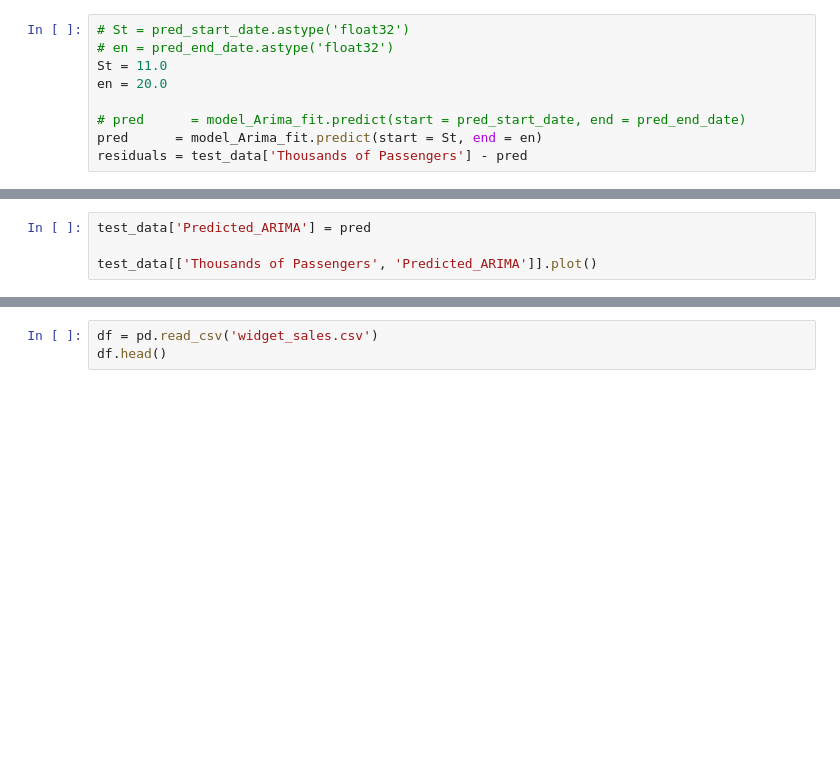
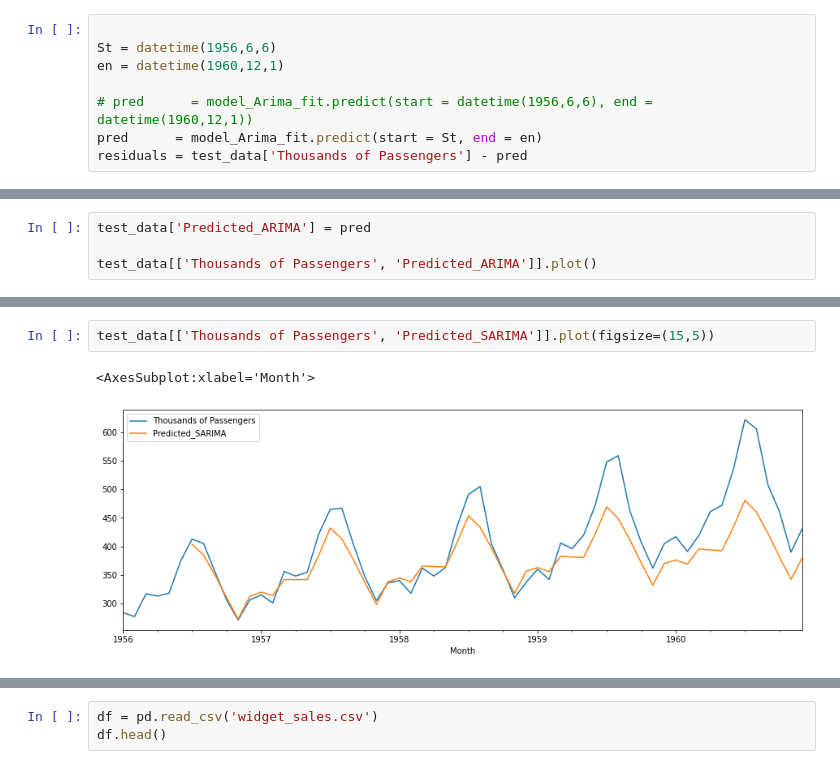
Before and after one commit to jiten597/Statistical_models_for_time_series_forecasting, a Jupyter notebook: 02_Time_Series.ipynb, the cells around one changed output, grey strips where cells are left out. Saved outputs shown, nothing was run; the diff lists cells and outputs as text; blank space fills up the shorter version.

```diff
--- a/02_Time_Series.ipynb
+++ b/02_Time_Series.ipynb
@@ -399,12 +417,11 @@ type(pred_start_date)
 # %% [output]
 pandas._libs.tslibs.timestamps.Timestamp
 # %%
-# St = pred_start_date.astype('float32')
-# en = pred_end_date.astype('float32')
-St = 11.0
-en = 20.0
 
-# pred      = model_Arima_fit.predict(start = pred_start_date, end = pred_end_date)
+St = datetime(1956,6,6)
+en = datetime(1960,12,1)
+
+# pred      = model_Arima_fit.predict(start = datetime(1956,6,6), end = datetime(1960,12,1))
 pred      = model_Arima_fit.predict(start = St, end = en)
 residuals = test_data['Thousands of Passengers'] - pred
 # %% [output]
@@ -418,3 +500,8 @@ test_data[['Thousands of Passengers', 'Predicted_ARIMA']].plot()
+# %%
+test_data[['Thousands of Passengers', 'Predicted_SARIMA']].plot(figsize=(15,5))
+# %% [output]
+<AxesSubplot:xlabel='Month'>
+[figure, added]
 # %% [markdown]
 # Moving Average (MA) models
 * A moving average process, or the moving average model, states that the current value is linearly dependent on the current and past error terms.
```
Also changed, not shown: parts of 9 cells of this notebook.
